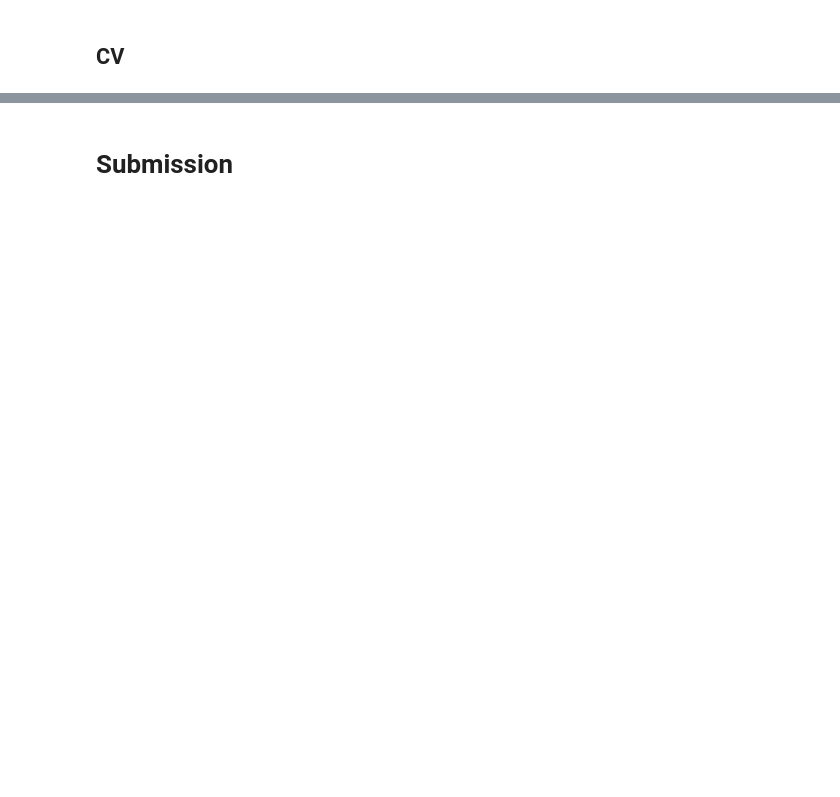
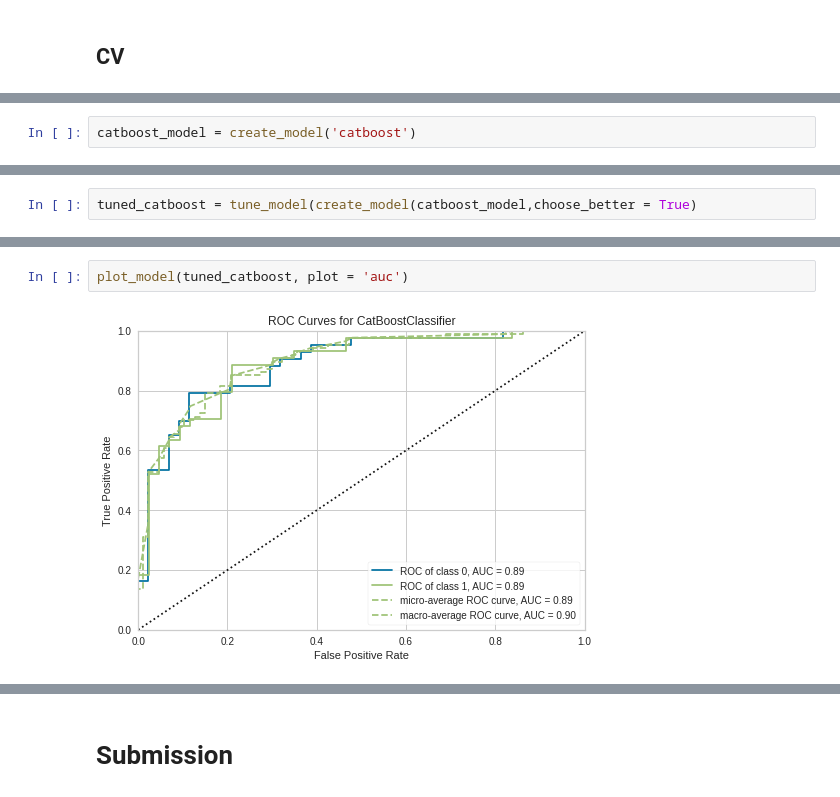
Before and after one commit to Manhow/Kaggle, a Jupyter notebook: Spaceship_Titanic.ipynb, the cells around one changed output, grey strips where cells are left out. Saved outputs shown, nothing was run; the diff lists cells and outputs as text; blank space fills up the shorter version.

```diff
--- a/Spaceship_Titanic.ipynb
+++ b/Spaceship_Titanic.ipynb
@@ -1235,0 +438,2 @@ statistics.mean(scores_2)
+# %%
+catboost_model = create_model('catboost')
@@ -1235,0 +449,2 @@ statistics.mean(scores_2)
+# %%
+tuned_catboost = tune_model(create_model(catboost_model,choose_better = True)
@@ -1235,0 +460,4 @@ statistics.mean(scores_2)
+# %%
+plot_model(tuned_catboost, plot = 'auc')
+# %% [output]
+[figure, added]
```
Also changed, not shown: parts of 141 cells of this notebook.
